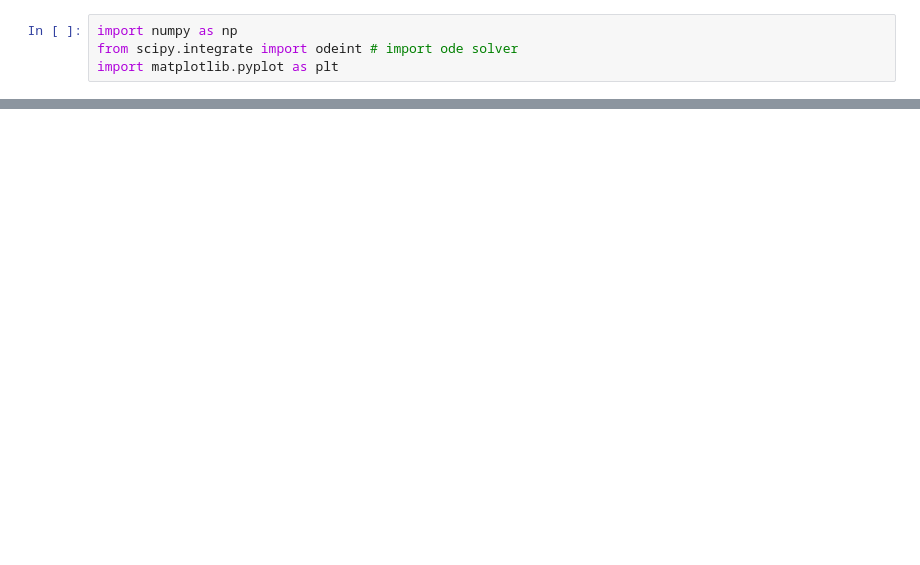
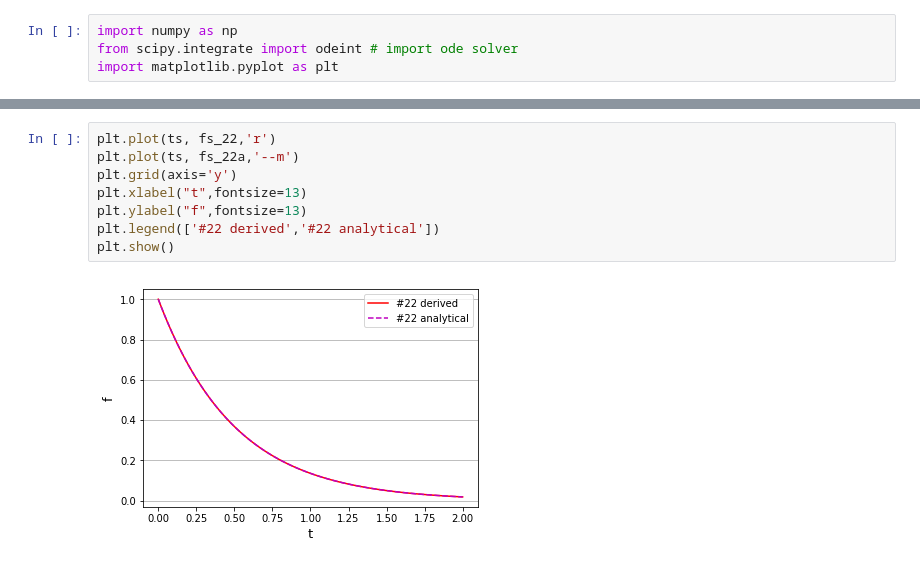
Before and after one commit to weiming9115/ATM651_IntroAtmDynamics, a Jupyter notebook: ODEsolver.ipynb, the cells around one changed output, grey strips where cells are left out. Drawn from its saved outputs; the diff is of its cells as text; blank space fills up the shorter version.

```diff
--- a/ODEsolver.ipynb
+++ b/ODEsolver.ipynb
@@ -11 +26,11 @@ import matplotlib.pyplot as plt
+# %%
+plt.plot(ts, fs_22,'r')
+plt.plot(ts, fs_22a,'--m')
+plt.grid(axis='y')
+plt.xlabel("t",fontsize=13)
+plt.ylabel("f",fontsize=13)
+plt.legend(['#22 derived','#22 analytical'])
+plt.show()
+# %% [output]
+[figure, added]
 # %%
```
Also changed, not shown: parts of 6 cells of this notebook.
